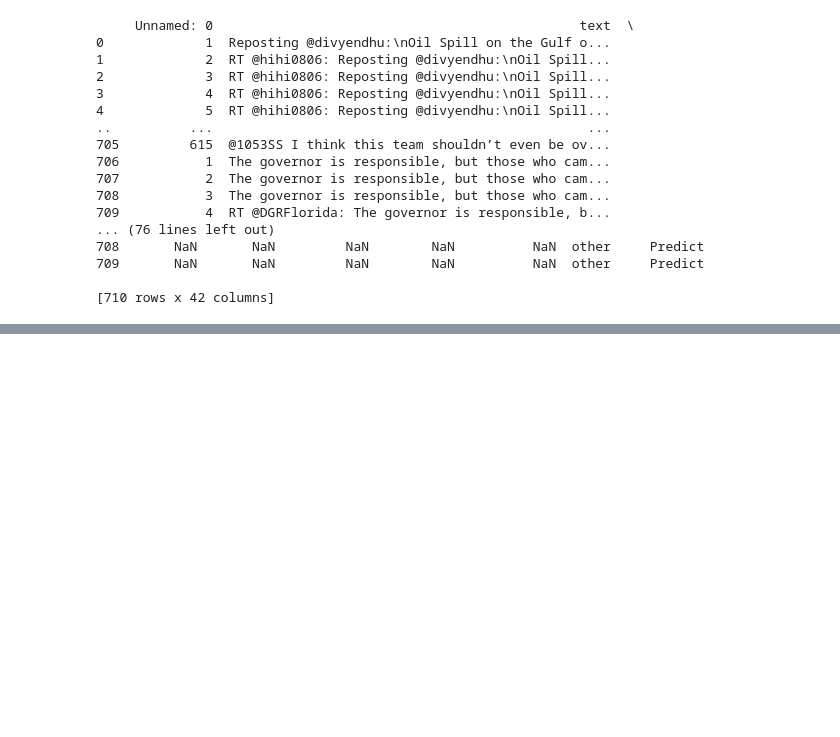
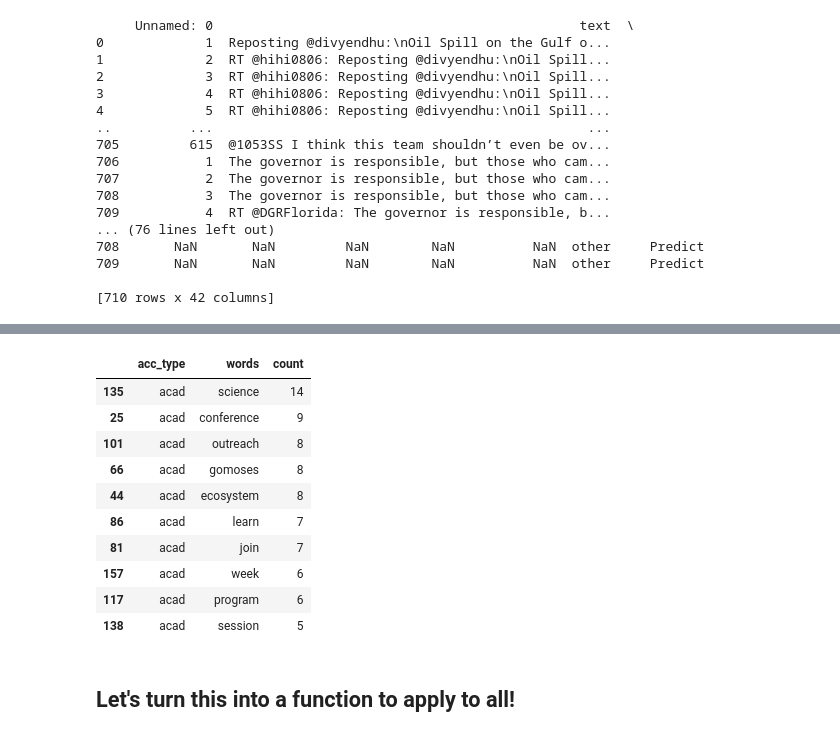
Before and after one commit to BilgeBengisu/TampaBayDataAnalysis, a Jupyter notebook: Account/SVM_Predicting_Remaining_22K_BERT.ipynb, the cells around one changed output, grey strips where cells are left out. Cells and saved outputs as stored; diff of their text form; code cells hidden in the pictures; blank space fills up the shorter version.

```diff
--- a/Account/SVM_Predicting_Remaining_22K_BERT.ipynb
+++ b/Account/SVM_Predicting_Remaining_22K_BERT.ipynb
@@ -395,0 +494,18 @@ word_usage_count.sort_values(by='count', ascending=False)
+# %%
+top_10_oil_acad = word_usage_count.sort_values(by='count', ascending=False).head(10)
+# %%
+top_10_oil_acad
+# %% [output]
+|  | acc_type | words | count |
+| 135 | acad | science | 14 |
+| 25 | acad | conference | 9 |
+| 101 | acad | outreach | 8 |
+| 66 | acad | gomoses | 8 |
+| 44 | acad | ecosystem | 8 |
+| 86 | acad | learn | 7 |
+| 81 | acad | join | 7 |
+| 157 | acad | week | 6 |
+| 117 | acad | program | 6 |
+| 138 | acad | session | 5 |
+# %% [markdown]
+## Let's turn this into a function to apply to all!
```
Also changed, not shown: parts of 12 cells of this notebook.
